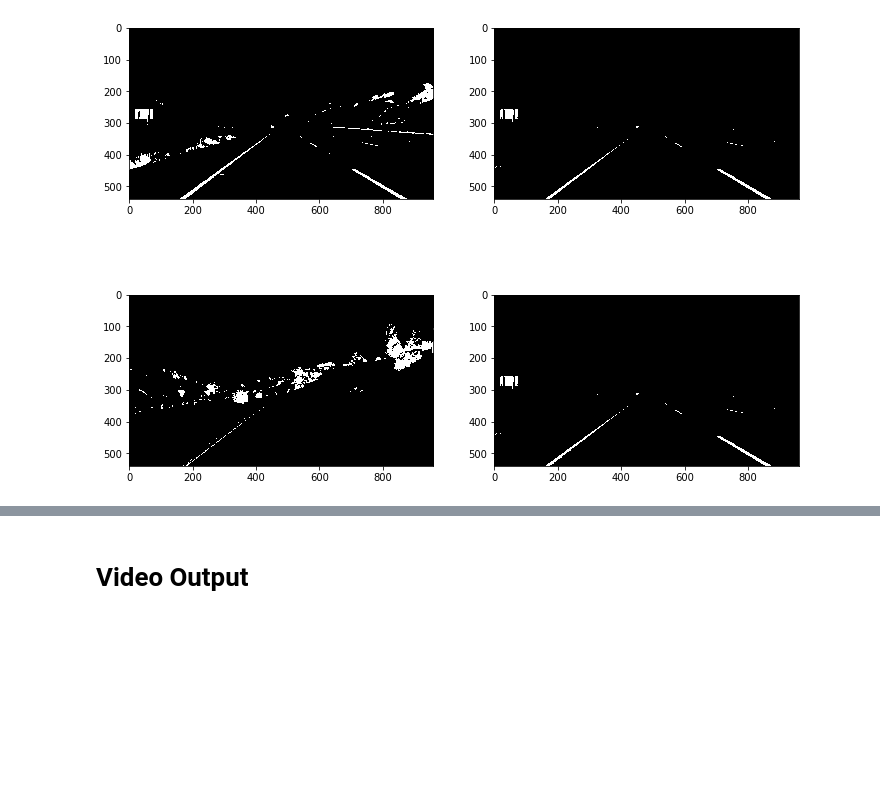
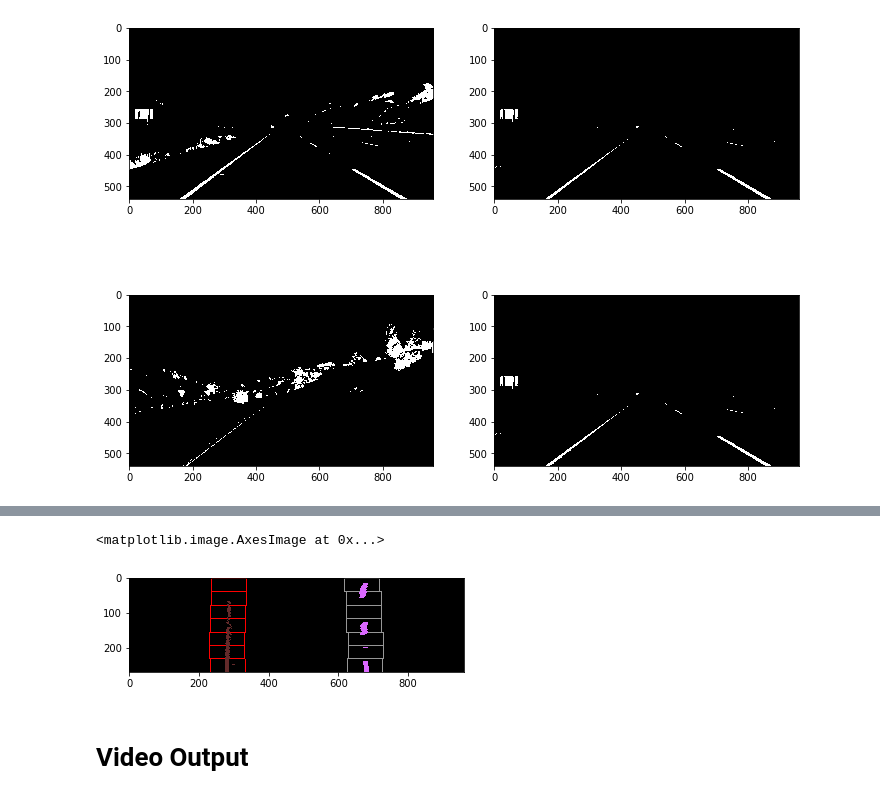
Before and after one commit to da7th/CarND-P1, a Jupyter notebook: Real-time attempt.ipynb, the cells around one changed output, grey strips where cells are left out. Saved outputs shown, nothing was run; the diff lists cells and outputs as text; code cells hidden in the pictures; blank space fills up the shorter version.

Commit message:
update: added the content for finding lane lines

```diff
--- a/Real-time attempt.ipynb
+++ b/Real-time attempt.ipynb
@@ -209,7 +333,12 @@ plt.imshow(persp_warp(color_thresh(test_image)))
 # %%
 def pipeline(image):
 
-    return persp_warp(color_thresh(image))
+    return lane_search(persp_warp(color_thresh(image)))
+
+plt.imshow(pipeline(test_image))
+# %% [output]
+<matplotlib.image.AxesImage at 0x...>
+[figure, added]
 # %% [markdown]
 # Video Output
 # %%
```
Also changed, not shown: parts of 7 cells of this notebook.
